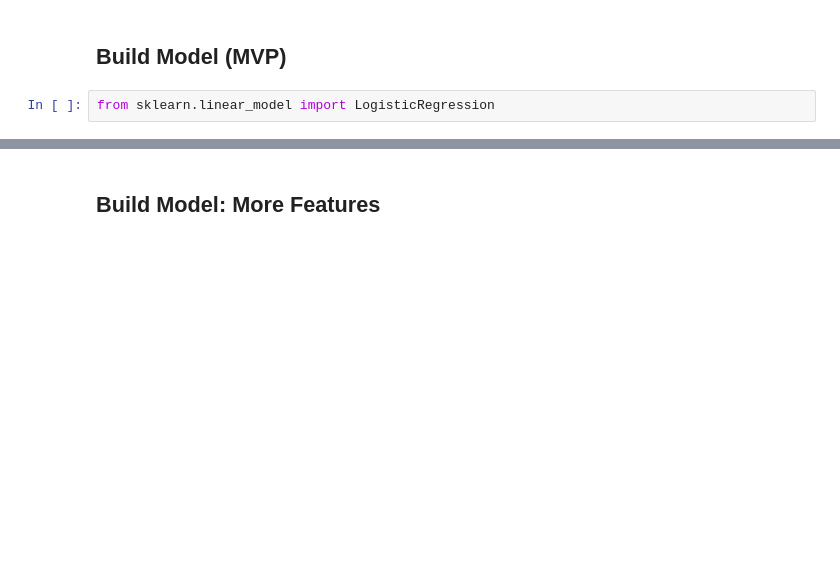
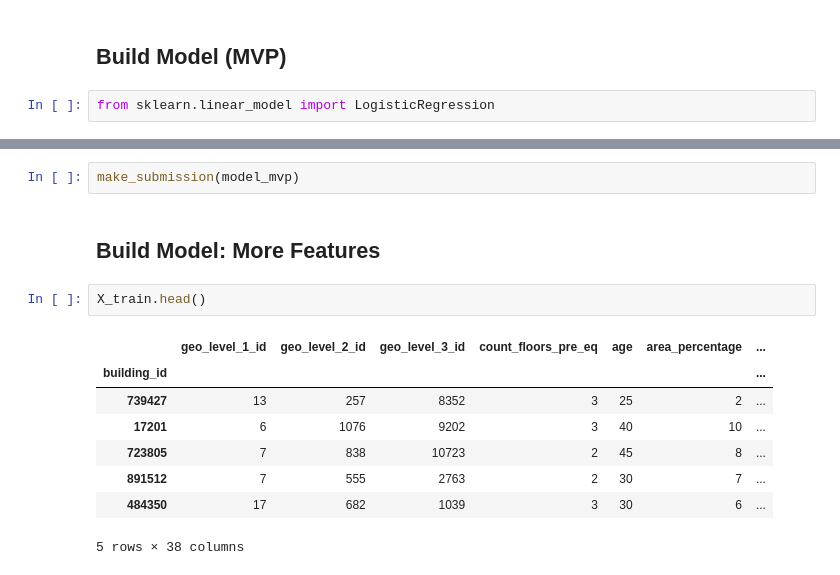
Before and after one commit to bloominstituteoftechnology/ds18-richter-predictor, a Jupyter notebook: analysis.ipynb, the cells around one changed output, grey strips where cells are left out. Drawn from its saved outputs; the diff is of its cells as text; blank space fills up the shorter version.

```diff
--- a/analysis.ipynb
+++ b/analysis.ipynb
@@ -65,2 +120,15 @@ y_pred.to_csv('submissions/2020-08-07_submission.csv')
+# %%
+make_submission(model_mvp)
 # %% [markdown]
 ## Build Model: More Features
+# %%
+X_train.head()
+# %% [output]
+|  | geo_level_1_id | geo_level_2_id | geo_level_3_id | count_floors_pre_eq | age | area_percentage | ... |
+| building_id |  |  |  |  |  |  | ... |
+| 739427 | 13 | 257 | 8352 | 3 | 25 | 2 | ... |
+| 17201 | 6 | 1076 | 9202 | 3 | 40 | 10 | ... |
+| 723805 | 7 | 838 | 10723 | 2 | 45 | 8 | ... |
+| 891512 | 7 | 555 | 2763 | 2 | 30 | 7 | ... |
+| 484350 | 17 | 682 | 1039 | 3 | 30 | 6 | ... |
+5 rows × 38 columns
```
Also changed, not shown: parts of 30 cells of this notebook, 2 other files.
